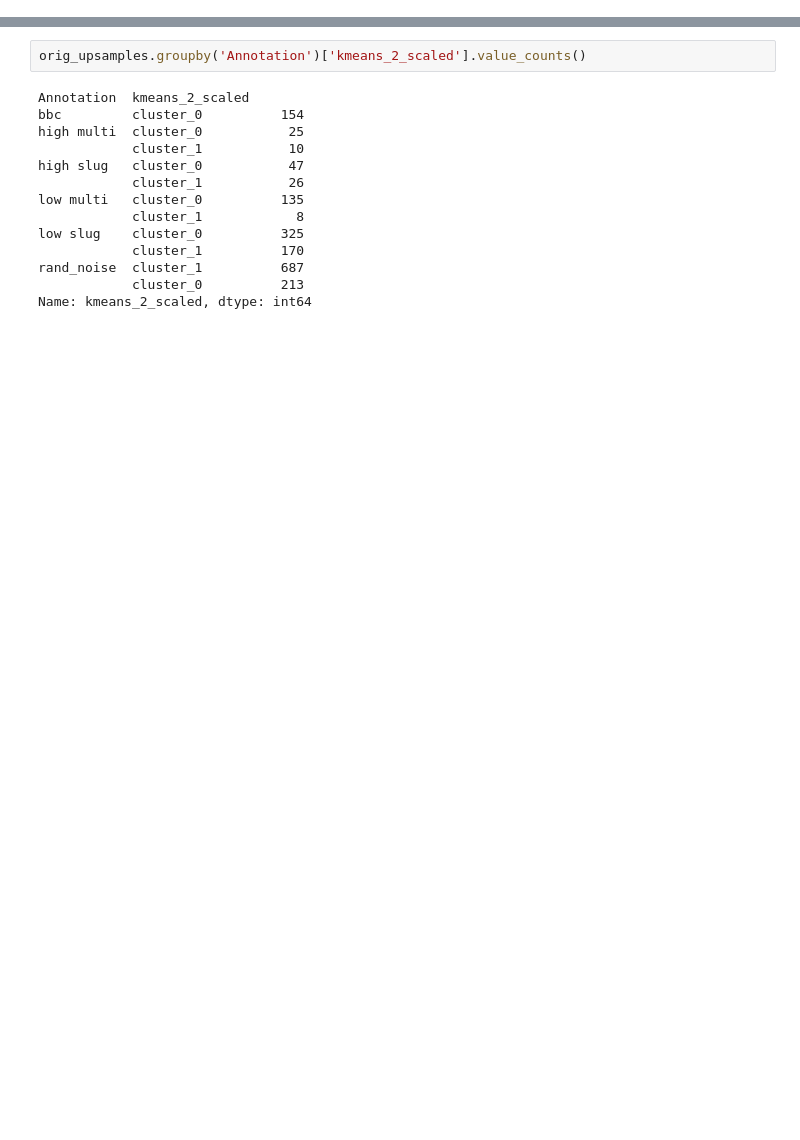
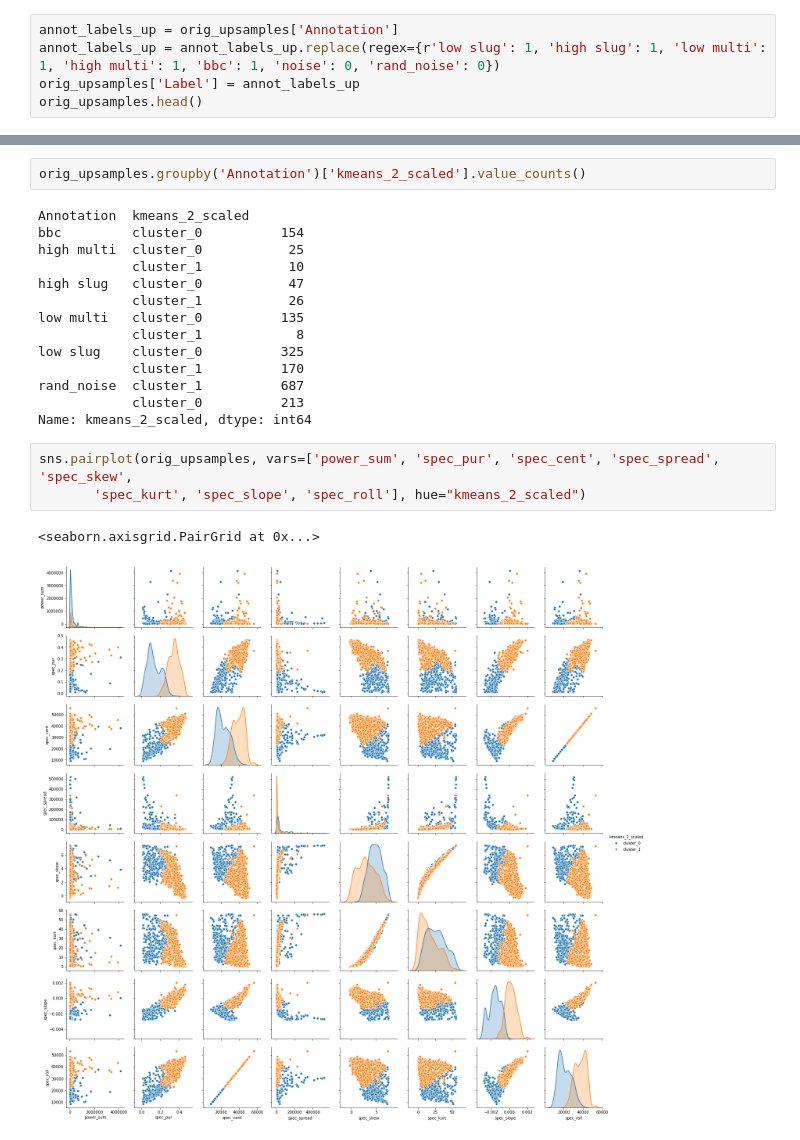
Before and after one commit to grace3999/USV_Python, a Jupyter notebook: Notebooks/5_xr_Annotations_clustering.ipynb, the cells around one changed output, grey strips where cells are left out. Drawn from its saved outputs; the diff is of its cells as text; blank space fills up the shorter version.

```diff
--- a/Notebooks/5_xr_Annotations_clustering.ipynb
+++ b/Notebooks/5_xr_Annotations_clustering.ipynb
@@ -89,3 +89,8 @@ Name: Annotation, dtype: int64
 | 98 | 98 | 555 | 4 | bbc | 401265.0 | 142034.19 | 0.093992 | 25535.812737 | 112642.483088 | ... |
 | 102 | 102 | 559 | 5 | low slug | 50130.0 | 39847.45 | 0.341004 | 34013.493164 | 9063.592821 | ... |
 | 17 | 17 | 534 | 5 | low slug | 121297.5 | 103066.29 | 0.140253 | 16540.820297 | 14643.334578 | ... |
+# %%
+annot_labels_up = orig_upsamples['Annotation']
+annot_labels_up = annot_labels_up.replace(regex={r'low slug': 1, 'high slug': 1, 'low multi': 1, 'high multi': 1, 'bbc': 1, 'noise': 0, 'rand_noise': 0})
+orig_upsamples['Label'] = annot_labels_up
+orig_upsamples.head()
@@ -167,3 +150,9 @@ low slug    cluster_0          325
 rand_noise  cluster_1          687
             cluster_0          213
 Name: kmeans_2_scaled, dtype: int64
+# %%
+sns.pairplot(orig_upsamples, vars=['power_sum', 'spec_pur', 'spec_cent', 'spec_spread', 'spec_skew',
+       'spec_kurt', 'spec_slope', 'spec_roll'], hue="kmeans_2_scaled")
+# %% [output]
+<seaborn.axisgrid.PairGrid at 0x...>
+[figure, added]
```
Also changed, not shown: parts of 9 cells of this notebook, 1 other file.
